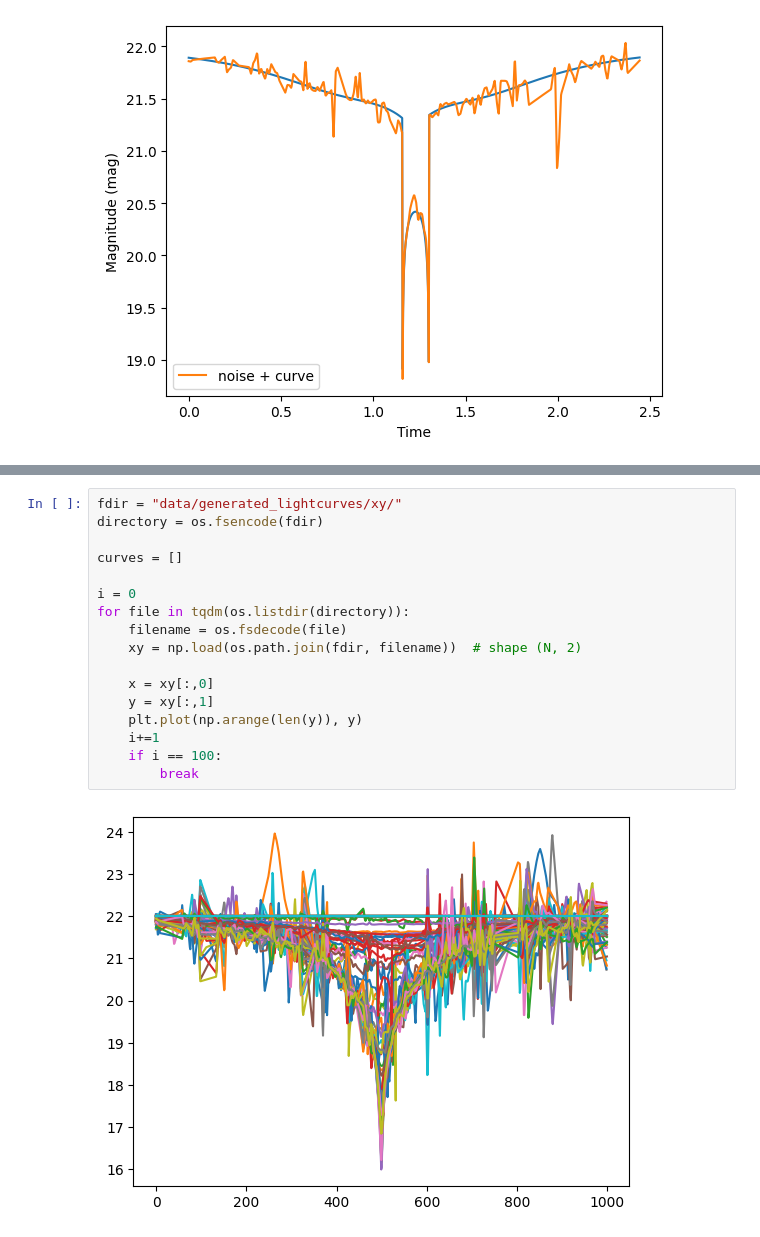
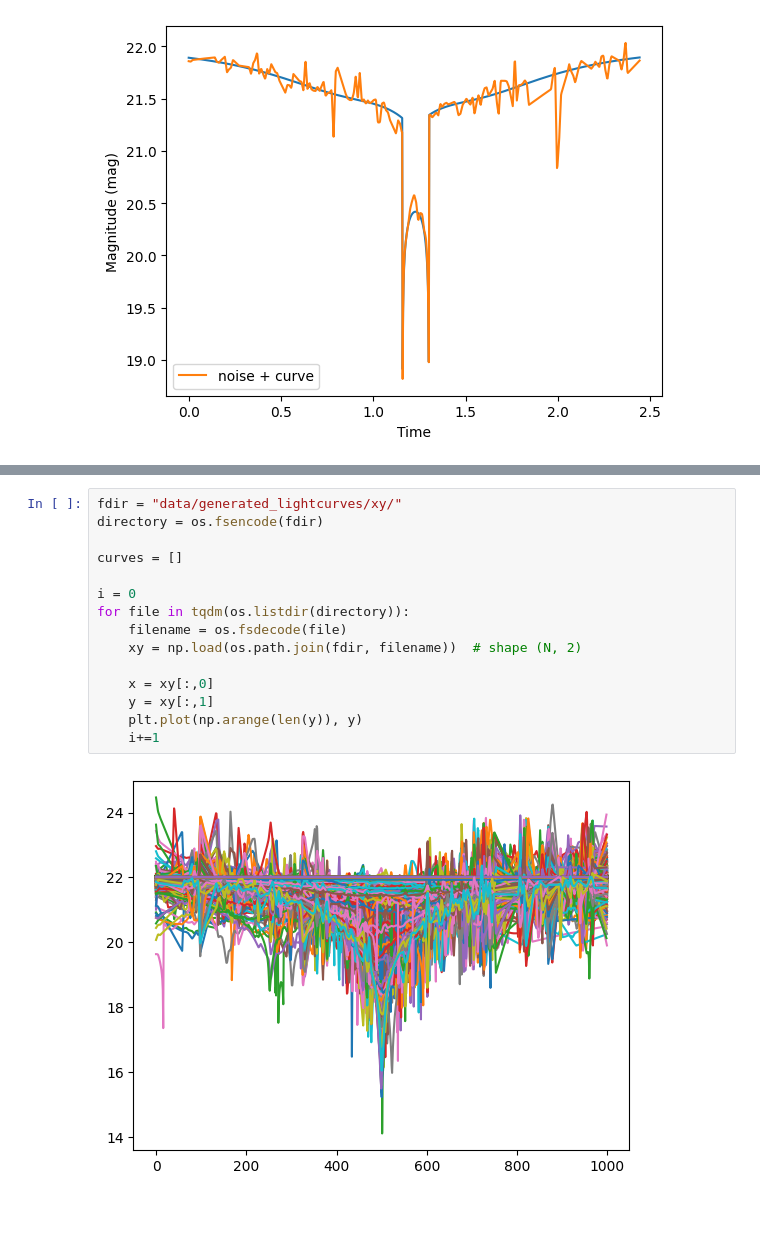
Before and after one commit to star-skelly/microlensing, a Jupyter notebook: data_generation_pipeline.ipynb, the cells around one changed output, grey strips where cells are left out. Drawn from its saved outputs; the diff is of its cells as text.

```diff
--- a/data_generation_pipeline.ipynb
+++ b/data_generation_pipeline.ipynb
@@ -190,19 +197,17 @@ for index in tqdm(range(1000)):
 # %%
 fdir = "data/generated_lightcurves/xy/"
 directory = os.fsencode(fdir)
 
 curves = []
 
 i = 0
 for file in tqdm(os.listdir(directory)):
     filename = os.fsdecode(file)
     xy = np.load(os.path.join(fdir, filename))  # shape (N, 2)
 
     x = xy[:,0]
     y = xy[:,1]
     plt.plot(np.arange(len(y)), y)
     i+=1
-    if i == 100:
-        break
 # %% [output]
-[figure, old version]
+[figure, new version]
```
Also changed, not shown: parts of 1 cell of this notebook, 4 other files.
